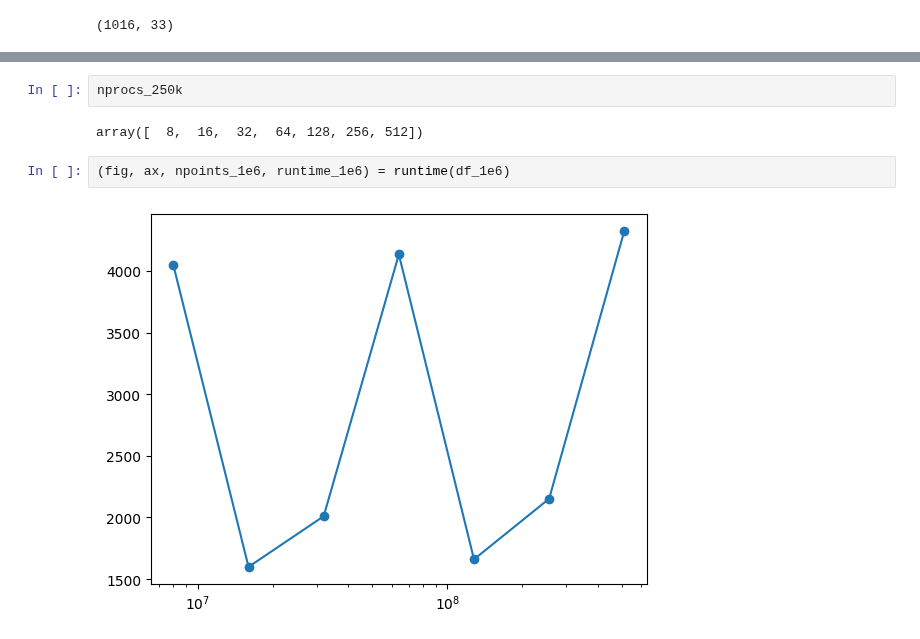
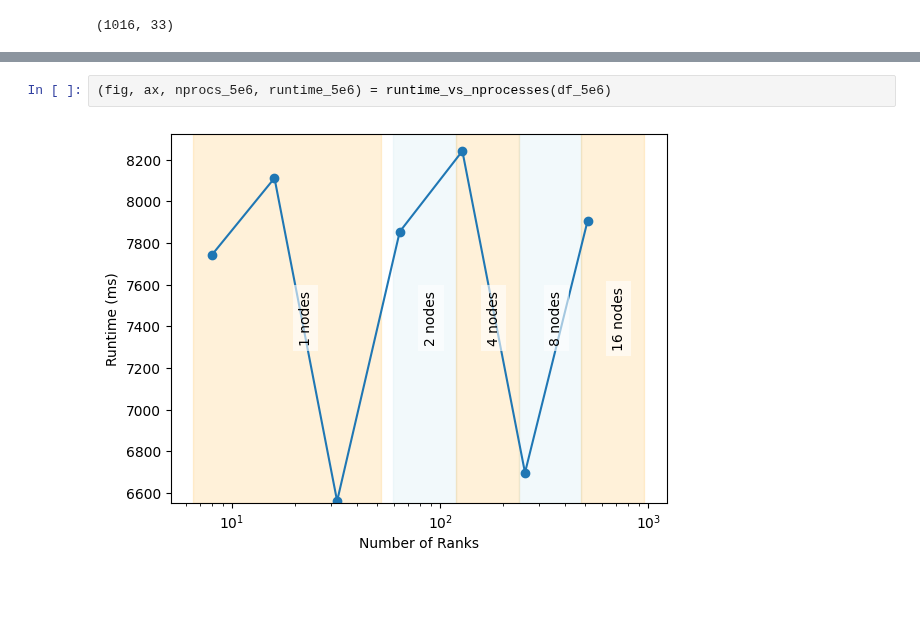
Before and after one commit to bempp/kifmm, a Jupyter notebook: hpc/archer2/data/ijhpca/Weak Scaling (16 Nodes).ipynb, the cells around one changed output, grey strips where cells are left out. Saved outputs shown, nothing was run; the diff lists cells and outputs as text; blank space fills up the shorter version.

```diff
--- a/hpc/archer2/data/ijhpca/Weak Scaling (16 Nodes).ipynb
+++ b/hpc/archer2/data/ijhpca/Weak Scaling (16 Nodes).ipynb
@@ -68,8 +167,4 @@ def runtime_vs_nprocesses(df):
 # %%
-nprocs_250k
+(fig, ax, nprocs_5e6, runtime_5e6) = runtime_vs_nprocesses(df_5e6)
 # %% [output]
-array([  8,  16,  32,  64, 128, 256, 512])
+[figure, added]
-# %%
-(fig, ax, npoints_1e6, runtime_1e6) = runtime(df_1e6)
-# %% [output]
-[figure, removed]
```
Also changed, not shown: parts of 11 cells of this notebook.
